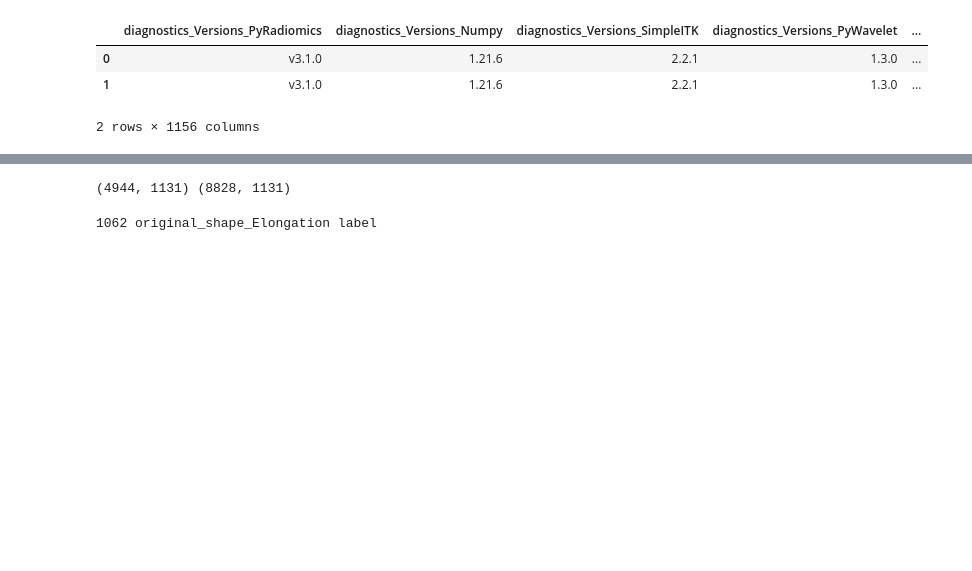
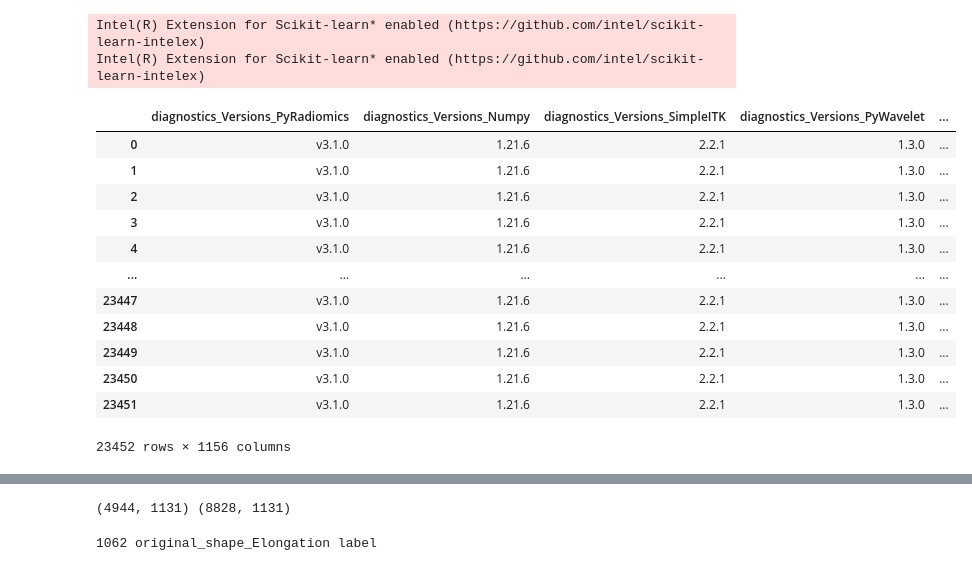
Before and after one commit to hui2109/Echinococcosis_ML, a Jupyter notebook: feature_selection.ipynb, the cells around one changed output, grey strips where cells are left out. Cells and saved outputs as stored; diff of their text form; code cells hidden in the pictures; blank space fills up the shorter version.

```diff
--- a/feature_selection.ipynb
+++ b/feature_selection.ipynb
@@ -1 +1,12 @@
+# %%
+import matplotlib.pyplot as plt
+import matplotlib
+%reload_ext autoreload
+%autoreload 2
+from sklearnex import patch_sklearn
+
+patch_sklearn()
+# %% [output]
+Intel(R) Extension for Scikit-learn* enabled (https://github.com/intel/scikit-learn-intelex)
+Intel(R) Extension for Scikit-learn* enabled (https://github.com/intel/scikit-learn-intelex)
 # %%
@@ -22,12 +41,21 @@ p = Path('./resources/temp_file/final_extract_results.pkl')
 final_results_df = pd.read_pickle(p)
 # %%
 final_results_df: pd.DataFrame
-final_results_df.iloc[[0, 1]]
+final_results_df
 # %% [output]
 |  | diagnostics_Versions_PyRadiomics | diagnostics_Versions_Numpy | diagnostics_Versions_SimpleITK | diagnostics_Versions_PyWavelet | ... |
 | 0 | v3.1.0 | 1.21.6 | 2.2.1 | 1.3.0 | ... |
 | 1 | v3.1.0 | 1.21.6 | 2.2.1 | 1.3.0 | ... |
+| 2 | v3.1.0 | 1.21.6 | 2.2.1 | 1.3.0 | ... |
+| 3 | v3.1.0 | 1.21.6 | 2.2.1 | 1.3.0 | ... |
+| 4 | v3.1.0 | 1.21.6 | 2.2.1 | 1.3.0 | ... |
+| ... | ... | ... | ... | ... | ... |
+| 23447 | v3.1.0 | 1.21.6 | 2.2.1 | 1.3.0 | ... |
+| 23448 | v3.1.0 | 1.21.6 | 2.2.1 | 1.3.0 | ... |
+| 23449 | v3.1.0 | 1.21.6 | 2.2.1 | 1.3.0 | ... |
+| 23450 | v3.1.0 | 1.21.6 | 2.2.1 | 1.3.0 | ... |
+| 23451 | v3.1.0 | 1.21.6 | 2.2.1 | 1.3.0 | ... |
-2 rows × 1156 columns
+23452 rows × 1156 columns
 # %%
 # 数据集的划分
 p_train = Path('./resources/all_images/Groups/train_ids.csv')
```
Also changed, not shown: parts of 42 cells of this notebook, 13 other files.
